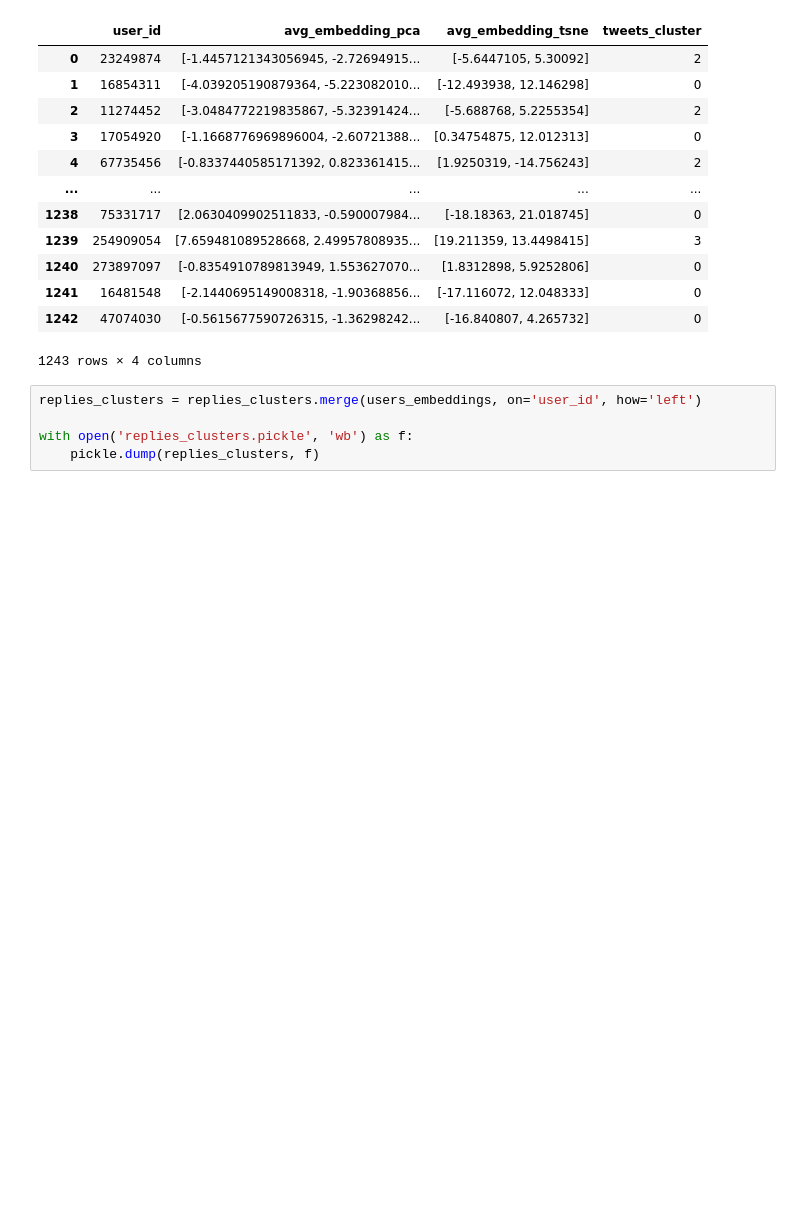
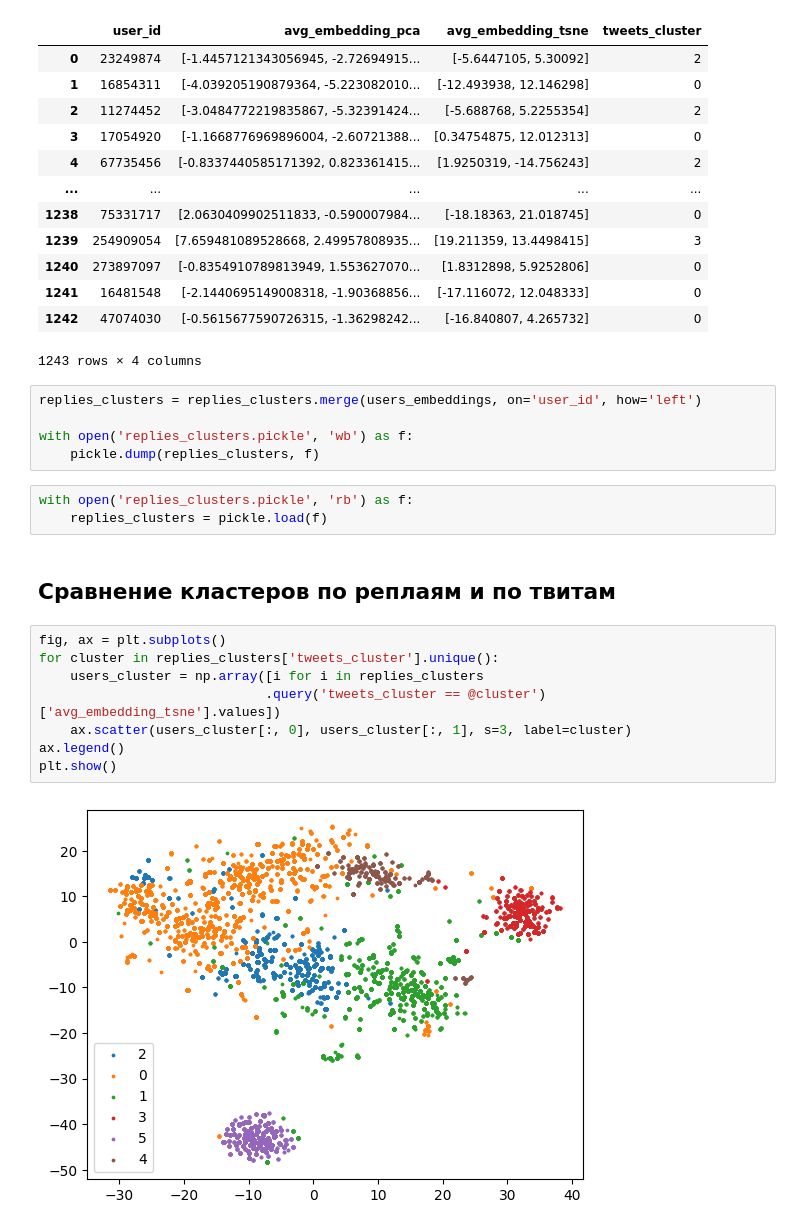
Before and after one commit to AleksandraSorokovikova/community-idea-lab-detection, a Jupyter notebook: sandbox/clustering_relies.ipynb, the cells around one changed output. Saved outputs shown, nothing was run; the diff lists cells and outputs as text; blank space fills up the shorter version.

Commit message:
compering clusters

```diff
--- a/sandbox/clustering_relies.ipynb
+++ b/sandbox/clustering_relies.ipynb
@@ -163,3 +163,18 @@ replies_clusters = replies_clusters.merge(users_embeddings, on='user_id', how='l
 
 with open('replies_clusters.pickle', 'wb') as f:
     pickle.dump(replies_clusters, f)
+# %%
+with open('replies_clusters.pickle', 'rb') as f:
+    replies_clusters = pickle.load(f)
+# %% [markdown]
+## Сравнение кластеров по реплаям и по твитам
+# %%
+fig, ax = plt.subplots()
+for cluster in replies_clusters['tweets_cluster'].unique():
+    users_cluster = np.array([i for i in replies_clusters
+                             .query('tweets_cluster == @cluster')['avg_embedding_tsne'].values])
+    ax.scatter(users_cluster[:, 0], users_cluster[:, 1], s=3, label=cluster)
+ax.legend()
+plt.show()
+# %% [output]
+[figure, added]
```
Also changed, not shown: parts of 3 cells of this notebook.
